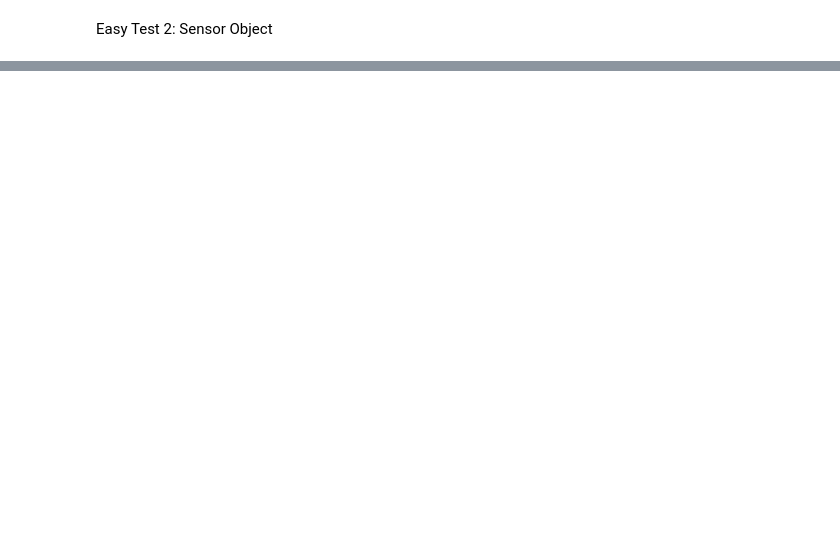
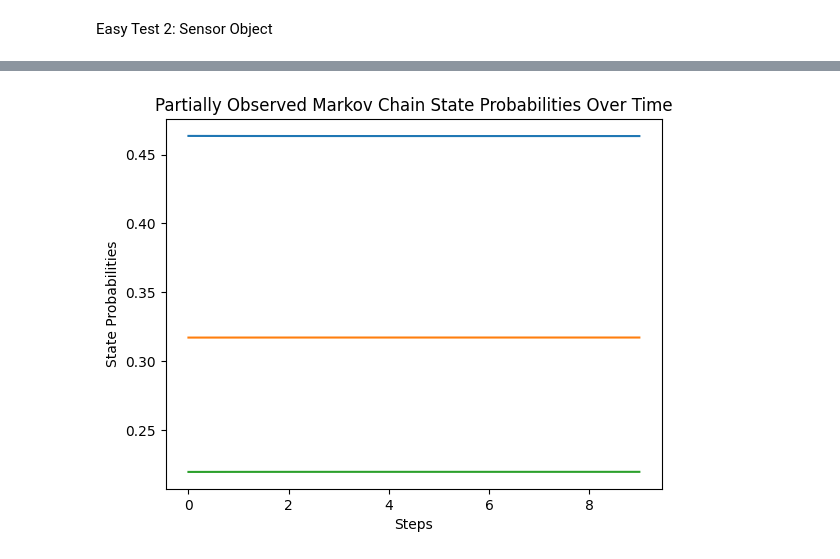
Before and after one commit to andreyaW/PhD_Sims, a Jupyter notebook: Prop_Sims/shipModel/easySimulate.ipynb, the cells around one changed output, grey strips where cells are left out. Cells and saved outputs as stored; diff of their text form; code cells hidden in the pictures; blank space fills up the shorter version.

```diff
--- a/Prop_Sims/shipModel/easySimulate.ipynb
+++ b/Prop_Sims/shipModel/easySimulate.ipynb
@@ -147,0 +133,71 @@ for i in range(iterations):
+# %%
+import numpy as np
+
+import matplotlib.pyplot as plt
+
+class MarkovChain:
+    def __init__(self, transition_matrix, initial_state):
+        self.transition_matrix = transition_matrix
+        self.state = initial_state
+        self.states_over_time = [initial_state]
+
+    def update_state(self):
+        self.state = np.dot(self.state, self.transition_matrix)
+        self.states_over_time.append(self.state)
+
+    def simulate(self, steps):
+        for _ in range(steps):
+            self.update_state()
+        return np.array(self.states_over_time)
+
+    def draw(self):
+        plt.plot(self.states_over_time)
+        plt.xlabel('Steps')
+        plt.ylabel('State Probabilities')
+        plt.title('Markov Chain State Probabilities Over Time')
+        plt.show()
+
+# Component as a 3-state Markov chain
+component_transition_matrix = np.array([
+    [0.7, 0.2, 0.1],
+    [0.3, 0.5, 0.2],
+    [0.2, 0.3, 0.5]
+])
+component_initial_state = np.array([1.0, 0.0, 0.0])
+component_chain = MarkovChain(component_transition_matrix, component_initial_state)
+
+# Sensor as a 2-state Markov chain
+sensor_transition_matrix = np.array([
+    [0.9, 0.1],
+    [0.2, 0.8]
+])
+sensor_initial_state = np.array([1.0, 0.0])
+sensor_chain = MarkovChain(sensor_transition_matrix, sensor_initial_state)
+
+# Simulate both chains
+component_states = component_chain.simulate(steps)
+sensor_states = sensor_chain.simulate(steps)
+
+# Connect the models as a partially observed Markov chain
+# Assuming the component state transition depends on the sensor state
+def partially_observed_markov_chain(component_chain, sensor_chain, steps):
+    combined_states = []
+    for step in range(steps):
+        sensor_state = sensor_chain.states_over_time[step]
+        if sensor_state[0] > sensor_state[1]:  # Sensor in state 0
+            component_chain.update_state()
+        else:  # Sensor in state 1
+            component_chain.update_state()
+        combined_states.append(component_chain.state)
+    return np.array(combined_states)
+
+combined_states = partially_observed_markov_chain(component_chain, sensor_chain, steps)
+
+# Plot the results
+plt.plot(combined_states)
+plt.xlabel('Steps')
+plt.ylabel('State Probabilities')
+plt.title('Partially Observed Markov Chain State Probabilities Over Time')
+plt.show()
+# %% [output]
+[figure, added]
```
Also changed, not shown: parts of 5 cells of this notebook, 7 other files.
